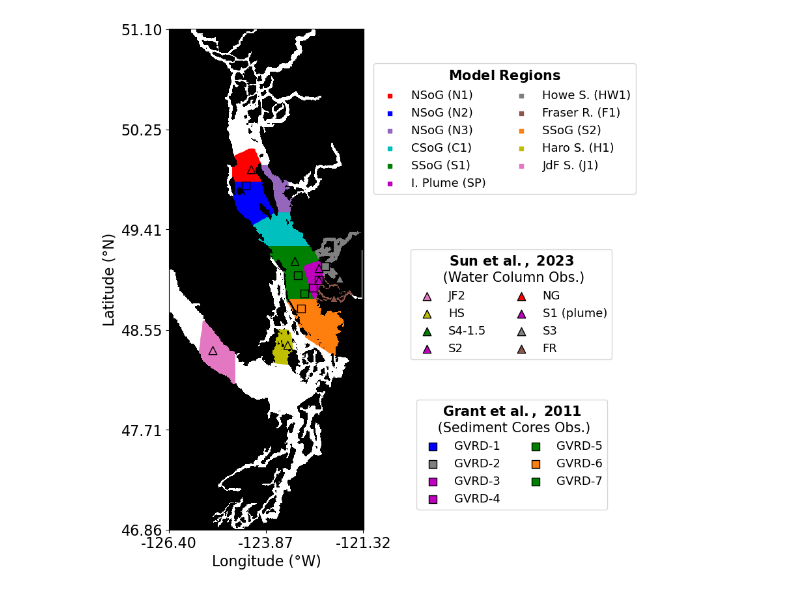
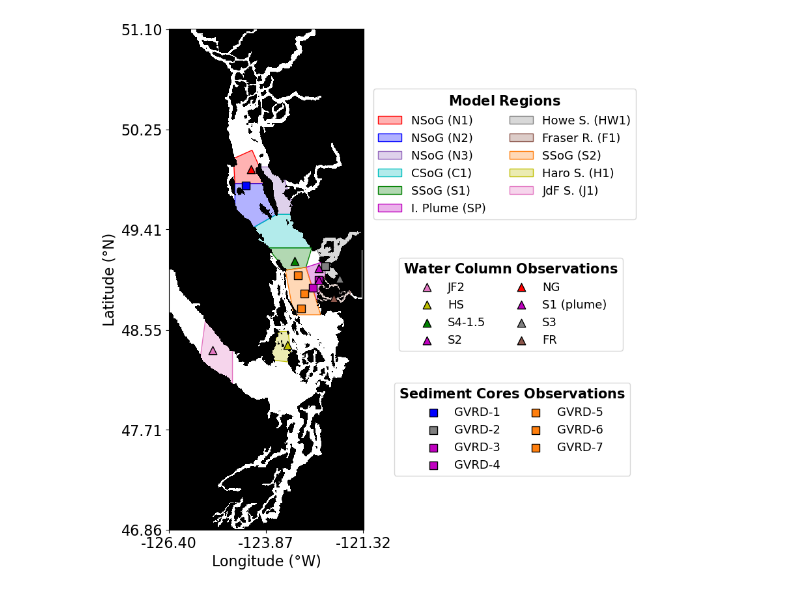
Before and after one commit to SalishSeaCast/analysis-vicente, a Jupyter notebook: Ocean_Parcels/PBDE_simulations/map_stations.ipynb, the cells around one changed output. Saved outputs shown, nothing was run; the diff lists cells and outputs as text; code cells hidden in the pictures.

```diff
--- a/Ocean_Parcels/PBDE_simulations/map_stations.ipynb
+++ b/Ocean_Parcels/PBDE_simulations/map_stations.ipynb
@@ -203,22 +80,24 @@ colors_regions = ['r', 'b', 'tab:purple', 'c', 'g', 'm', 'tab:gray', 'tab:brown'
 regions = ['NSoG (N1)', 'NSoG (N2)', 'NSoG (N3)', 'CSoG (C1)', 'SSoG (S1)',
            'I. Plume (SP)', 'Howe S. (HW1)', 'Fraser R. (F1)', 'SSoG (S2)', 'Haro S. (H1)', 'JdF S. (J1)']
 #
-ax.scatter(points_x_N1, points_y_N1, c=colors_regions[0], s=20, marker='s', label=regions[0])
-ax.scatter(points_x_N2, points_y_N2, c=colors_regions[1], s=20, marker='s', label=regions[1])
-ax.scatter(points_x_N3, points_y_N3, c=colors_regions[2], s=20, marker='s', label=regions[2])
-ax.scatter(points_x_C1, points_y_C1, c=colors_regions[3], s=20, marker='s', label=regions[3])
-ax.scatter(points_x_S1, points_y_S1, c=colors_regions[4], s=20, marker='s', label=regions[4])
-ax.scatter(points_x_SP, points_y_SP, c=colors_regions[5], s=20, marker='s', label=regions[5])
-ax.scatter(points_x_HW1, points_y_HW1, c=colors_regions[6], s=20, marker='s', label=regions[6])
-ax.scatter(points_x_F1, points_y_F1, c=colors_regions[7], s=20, marker='s', label=regions[7])
-ax.scatter(points_x_S2, points_y_S2, c=colors_regions[8], s=20, marker='s', label=regions[8])
-ax.scatter(points_x_H1, points_y_H1, c=colors_regions[9], s=20, marker='s', label=regions[9])
-ax.scatter(points_x_J1, points_y_J1, c=colors_regions[10], s=20, marker='s', label=regions[10])
+plot_polygon(polygon_N1, ax = ax, color=colors_regions[0], label=regions[0],add_points=False)
+plot_polygon(polygon_N2, ax = ax, color=colors_regions[1], label=regions[1],add_points=False)
+plot_polygon(polygon_N3, ax = ax, color=colors_regions[2], label=regions[2],add_points=False)
+plot_polygon(polygon_C1, ax = ax, color=colors_regions[3], label=regions[3],add_points=False)
+plot_polygon(polygon_S1, ax = ax, color=colors_regions[4], label=regions[4],add_points=False)
+plot_polygon(polygon_SP, ax = ax, color=colors_regions[5], label=regions[5],add_points=False)
+plot_polygon(polygon_HW1, ax = ax, color=colors_regions[6], label=regions[6],add_points=False)
+plot_polygon(polygon_F1, ax = ax, color=colors_regions[7], label=regions[7],add_points=False)
+plot_polygon(polygon_S2, ax = ax, color=colors_regions[8], label=regions[8],add_points=False)
+plot_polygon(polygon_H1, ax = ax, color=colors_regions[9], label=regions[9],add_points=False)
+plot_polygon(polygon_J1, ax = ax, color=colors_regions[10], label=regions[10],add_points=False)
+
+
 #
 pcm = ax.pcolormesh(mask['tmask'][0, 0], cmap=cmap, shading='auto')
 
 # --- Cores ("Grant et al., 2011") ---
-color_cores = ['b', 'tab:gray', 'm', 'm', 'g', 'tab:orange', 'g']
+color_cores = ['b', 'tab:gray', 'm', 'm', 'tab:orange', 'tab:orange', 'tab:orange']
 scatter_cores = []
 for i in range(len(lon_cores)):
     s = ax.scatter(x_obs_S[i], y_obs_S[i], marker='s', edgecolors='k',
@@ -249,36 +128,36 @@ ax.set_xticklabels([f"{LON[i]:.2f}" for i in xtick_positions])
 ax.set_yticks(ytick_positions)
 ax.set_yticklabels([f"{LAT[i]:.2f}" for i in ytick_positions])
 
 ax.set_xlabel("Longitude (°W)")
 ax.set_ylabel("Latitude (°N)")
 
 # --- Legends stacked on the right ---
 from matplotlib.legend import Legend
 
 # 1️⃣ Model regions
 handles_regions, labels_regions = ax.get_legend_handles_labels()
 region_handles = handles_regions[:len(regions)]
 region_labels = labels_regions[:len(regions)]
 legend_model = Legend(ax, region_handles, region_labels, title=r"$\bf{Model}$ $\bf{Regions}$",
-                      fontsize=13, title_fontsize=15, loc='center left', bbox_to_anchor=(1.02, .8), ncol = 2)
+                      fontsize=13, title_fontsize=15, loc='center left', bbox_to_anchor=(1.02, .75), ncol = 2)
 
 # 2️⃣ Sun et al. stations
-legend_sun = Legend(ax, scatter_stations, stations, title=r"$\bf{Sun}$ $\bf{et}$ $\bf{al.,}$ $\bf{2023}$" + '\n (Water Column Obs.)',
-                    fontsize=13, title_fontsize=15, loc='center left', bbox_to_anchor=(1.21, 0.45), ncol = 2)
+legend_sun = Legend(ax, scatter_stations, stations, title=r"$\bf{Water}$ $\bf{Column}$ $\bf{Observations}$",
+                    fontsize=13, title_fontsize=15, loc='center left', bbox_to_anchor=(1.15, 0.45), ncol = 2)
 
 # 3️⃣ Grant et al. cores
-legend_grant = Legend(ax, scatter_cores, cores_labels, title=r"$\bf{Grant}$ $\bf{et}$ $\bf{al.,}$ $\bf{2011}$" + '\n (Sediment Cores Obs.)',
-                      fontsize=13, title_fontsize=15, loc='center left', bbox_to_anchor=(1.24, 0.15), ncol = 2)
+legend_grant = Legend(ax, scatter_cores, cores_labels, title=r"$\bf{Sediment}$ $\bf{Cores}$ $\bf{Observations}$",
+                      fontsize=13, title_fontsize=15, loc='center left', bbox_to_anchor=(1.125, 0.2), ncol = 2)
 
 # Add all legends manually
 legend_model.get_title().set_ha('center')
 legend_sun.get_title().set_ha('center')
 legend_grant.get_title().set_ha('center')
 
 ax.add_artist(legend_model)
 ax.add_artist(legend_sun)
 ax.add_artist(legend_grant)
 
 plt.subplots_adjust(right=0.55)  # leave 25% space on the right for legends
 # %% [output]
-[figure, old version]
+[figure, new version]
```
Also changed, not shown: parts of 4 cells of this notebook, 15 other files.
